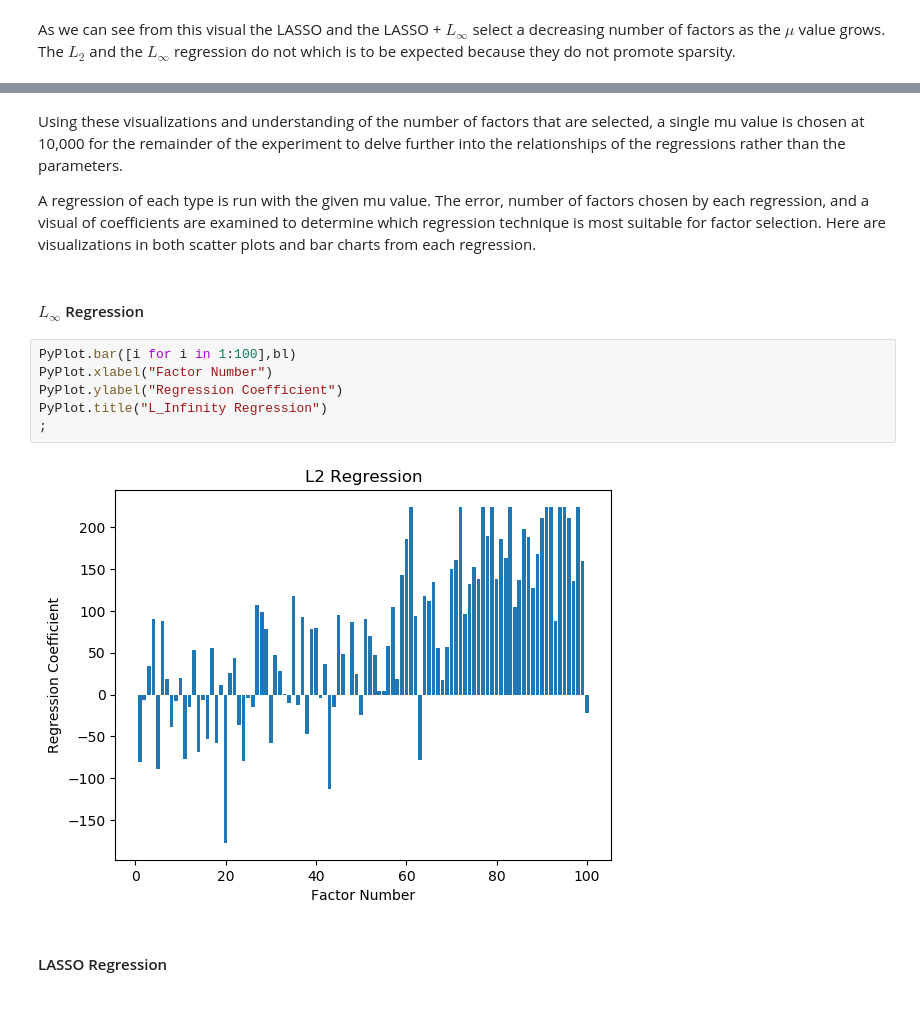
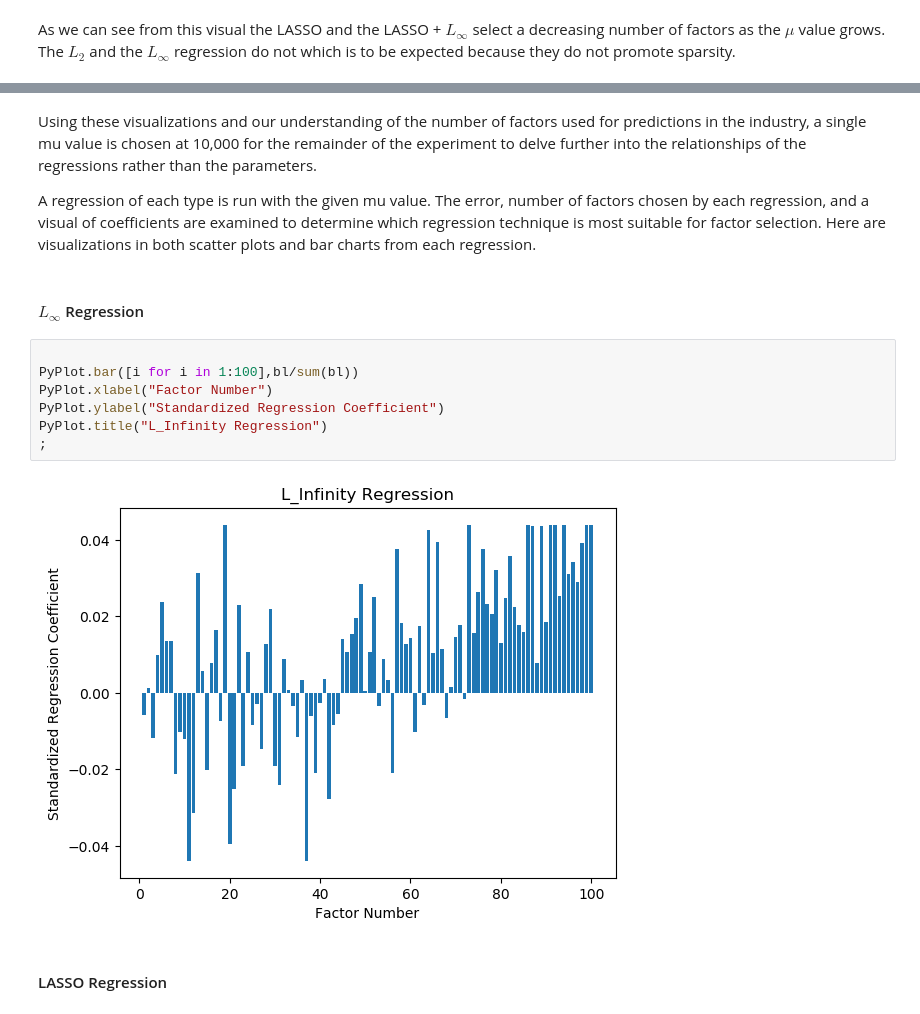
Before and after one commit to Osmian/Optimization-Factor-Selection-Project, a Jupyter notebook: FINAL REPORT.ipynb, the cells around one changed output, grey strips where cells are left out. Drawn from its saved outputs; the diff is of its cells as text.

```diff
--- a/FINAL REPORT.ipynb
+++ b/FINAL REPORT.ipynb
@@ -617,19 +618,20 @@ Next we wanted to see how well the regressions identified this, this visualizati
 # %% [markdown]
 
 
-Using these visualizations and understanding of the number of factors that are selected, a single mu value is chosen at 10,000 for the remainder of the experiment to delve further into the relationships of the regressions rather than the parameters.
+Using these visualizations and our understanding of the number of factors used for predictions in the industry, a single mu value is chosen at 10,000 for the remainder of the experiment to delve further into the relationships of the regressions rather than the parameters.
 
 A regression of each type is run with the given mu value. The error, number of factors chosen by each regression, and a visual of coefficients are examined to determine which regression technique is most suitable for factor selection. Here are visualizations in both scatter plots and bar charts from each regression.
 # %% [markdown]
 #### $L_\infty$ Regression
 # %%
-PyPlot.bar([i for i in 1:100],bl)
+
+PyPlot.bar([i for i in 1:100],bl/sum(bl))
 PyPlot.xlabel("Factor Number")
-PyPlot.ylabel("Regression Coefficient")
+PyPlot.ylabel("Standardized Regression Coefficient")
 PyPlot.title("L_Infinity Regression")
 ;
 # %% [output]
-[figure, old version]
+[figure, new version]
 # %% [markdown]
 #### LASSO Regression
 # %%
```
Also changed, not shown: parts of 15 cells of this notebook, 1 other file.
